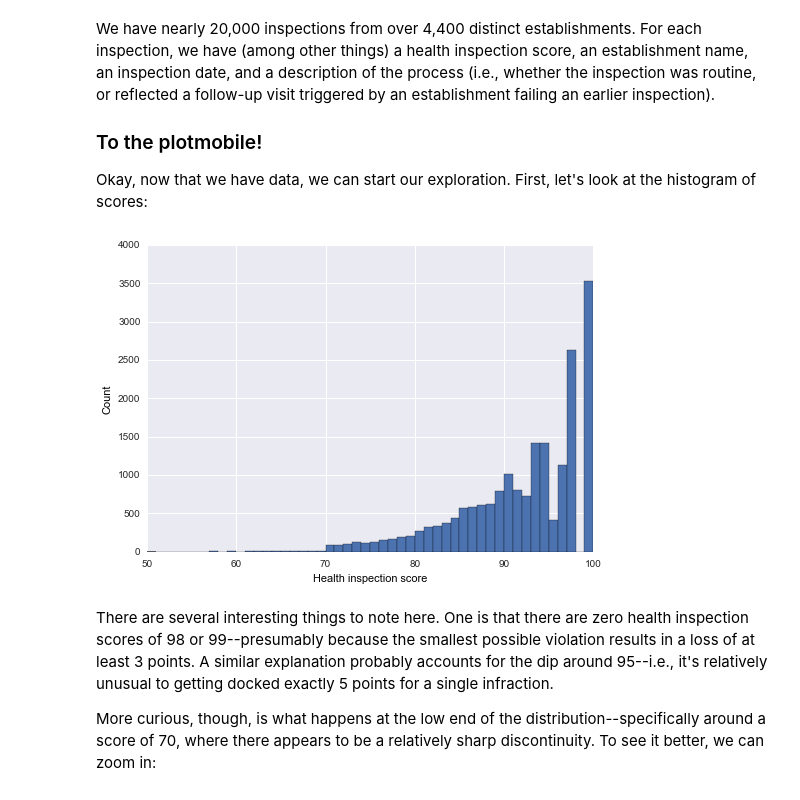
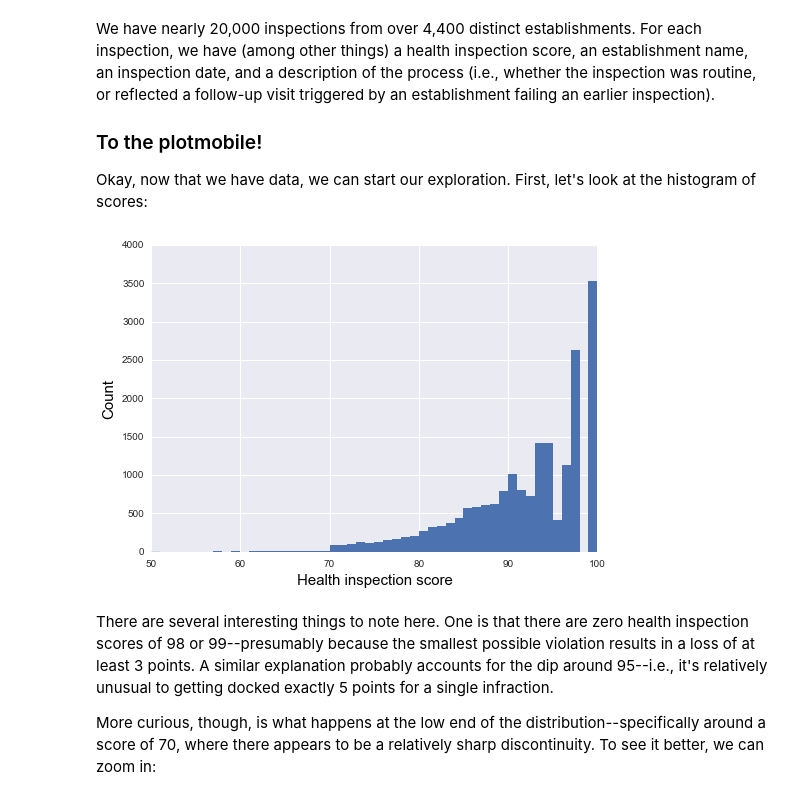
Before and after one commit to tyarkoni/open-data-flights, a Jupyter notebook: health-inspection/flight1.ipynb, the cells around one changed output. Drawn from its saved outputs; the diff is of its cells as text; code cells hidden in the pictures.

```diff
--- a/health-inspection/flight1.ipynb
+++ b/health-inspection/flight1.ipynb
@@ -15,7 +15,9 @@ import pandas as pd
 import numpy as np
 import matplotlib as mpl
 import matplotlib.pyplot as plt
+from scipy import stats
 import seaborn as sns
+sns.set(rc={"axes.labelsize": 15})
 # %% [markdown]
 <h3>AbracaDATAbra!</h3>
 Next, we read in the data from CSV and take a look at what we're working with. We also manage to come up with a rather silly section header.
@@ -63,16 +65,16 @@ We have nearly 20,000 inspections from over 4,400 distinct establishments. For e
 Okay, now that we have data, we can start our exploration. First, let's look at the histogram of scores:
 # %%
 def plot_histogram():
-    data['Score'].hist(bins=50)
+    data['Score'].hist(bins=50, lw=0)
     plt.xlabel('Health inspection score')
     plt.ylabel('Count')
 
 plot_histogram()
 
 ## Uncomment the next line to print a frequency table as well
 # print data['Score'].value_counts().sort_index()
 # %% [output]
-[figure, old version]
+[figure, new version]
 # %% [markdown]
 There are several interesting things to note here. One is that there are zero health inspection scores of 98 or 99--presumably because the smallest possible violation results in a loss of at least 3 points. A similar explanation probably accounts for the dip around 95--i.e., it's relatively unusual to getting docked exactly 5 points for a single infraction.
 
```
Also changed, not shown: parts of 11 cells of this notebook.
